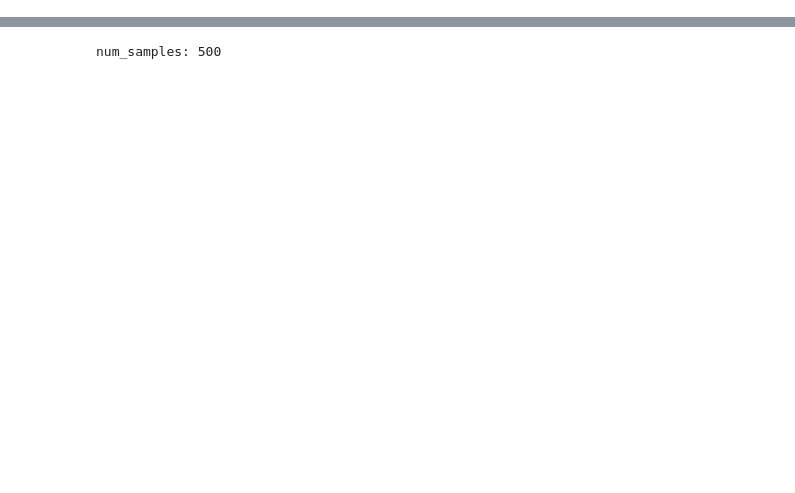
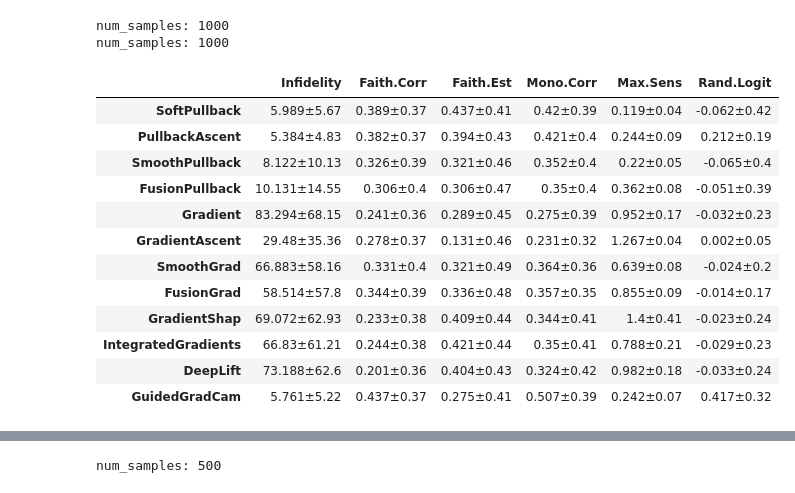
Before and after one commit to 314-Foundation/SemanticPullbacks, a Jupyter notebook: notebooks/verify_results.ipynb, the cells around one changed output, grey strips where cells are left out. Drawn from its saved outputs; the diff is of its cells as text; code cells hidden in the pictures; blank space fills up the shorter version.

```diff
--- a/notebooks/verify_results.ipynb
+++ b/notebooks/verify_results.ipynb
@@ -60,3 +102,25 @@ num_samples: 500
+# %%
+resnet_df_fc = process_df("results/quantus_resnet_fc_nips_20_50_resnet50")
+resnet_df = process_df("results/quantus_resnet_it_nips_20_50_resnet50")
+resnet_merged_df = merge_with_priority(resnet_df, resnet_df_fc)
+resnet_merged_df.to_csv('results/resnet_df_20_50.csv', index=True)
+resnet_merged_df
+# %% [output]
+num_samples: 1000
+num_samples: 1000
+|  | Infidelity | Faith.Corr | Faith.Est | Mono.Corr | Max.Sens | Rand.Logit |
+| SoftPullback | 5.989±5.67 | 0.389±0.37 | 0.437±0.41 | 0.42±0.39 | 0.119±0.04 | -0.062±0.42 |
+| PullbackAscent | 5.384±4.83 | 0.382±0.37 | 0.394±0.43 | 0.421±0.4 | 0.244±0.09 | 0.212±0.19 |
+| SmoothPullback | 8.122±10.13 | 0.326±0.39 | 0.321±0.46 | 0.352±0.4 | 0.22±0.05 | -0.065±0.4 |
+| FusionPullback | 10.131±14.55 | 0.306±0.4 | 0.306±0.47 | 0.35±0.4 | 0.362±0.08 | -0.051±0.39 |
+| Gradient | 83.294±68.15 | 0.241±0.36 | 0.289±0.45 | 0.275±0.39 | 0.952±0.17 | -0.032±0.23 |
+| GradientAscent | 29.48±35.36 | 0.278±0.37 | 0.131±0.46 | 0.231±0.32 | 1.267±0.04 | 0.002±0.05 |
+| SmoothGrad | 66.883±58.16 | 0.331±0.4 | 0.321±0.49 | 0.364±0.36 | 0.639±0.08 | -0.024±0.2 |
+| FusionGrad | 58.514±57.8 | 0.344±0.39 | 0.336±0.48 | 0.357±0.35 | 0.855±0.09 | -0.014±0.17 |
+| GradientShap | 69.072±62.93 | 0.233±0.38 | 0.409±0.44 | 0.344±0.41 | 1.4±0.41 | -0.023±0.24 |
+| IntegratedGradients | 66.83±61.21 | 0.244±0.38 | 0.421±0.44 | 0.35±0.41 | 0.788±0.21 | -0.029±0.23 |
+| DeepLift | 73.188±62.6 | 0.201±0.36 | 0.404±0.43 | 0.324±0.42 | 0.982±0.18 | -0.033±0.24 |
+| GuidedGradCam | 5.761±5.22 | 0.437±0.37 | 0.275±0.41 | 0.507±0.39 | 0.242±0.07 | 0.417±0.32 |
 # %%
 loaded_df_resnet = QuantusEvaluator.load_results(f"results/quantus_resnet_20_25_infidelity_resnet50")
 print("num_samples:", len(loaded_df_resnet.iloc[0].iloc[0]))
```
Also changed, not shown: parts of 8 cells of this notebook, 9 other files.
